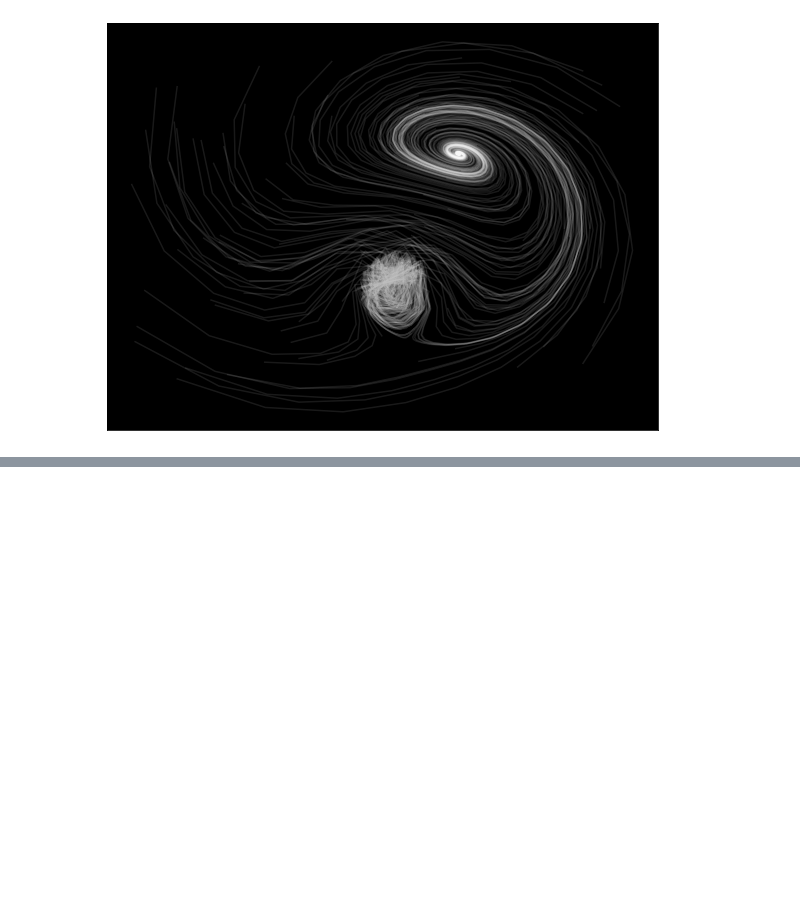
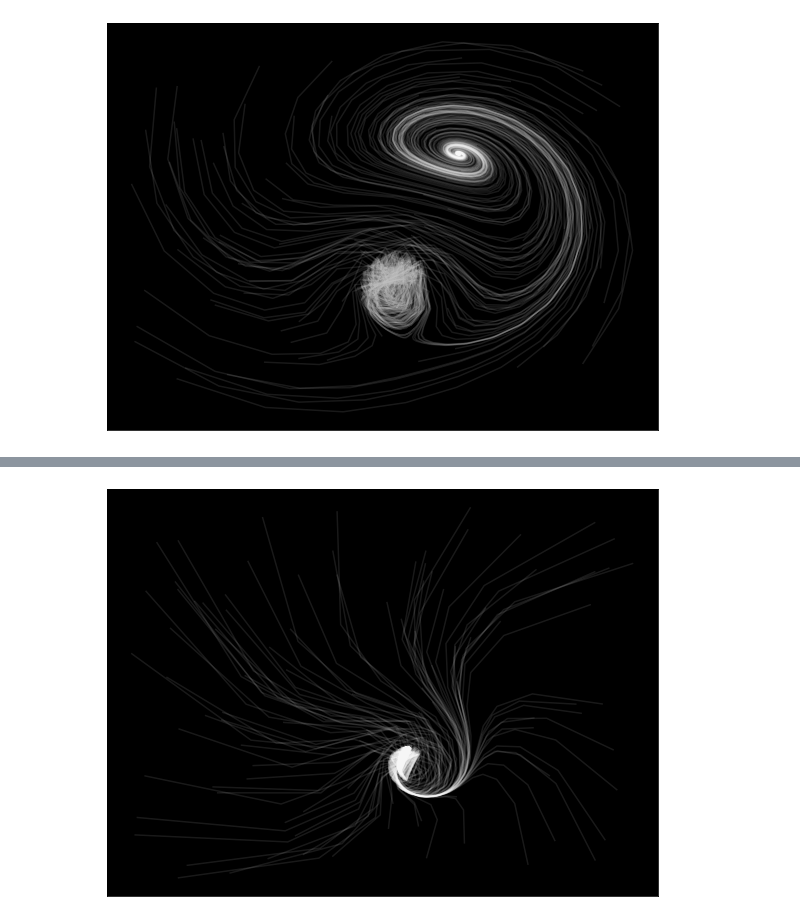
Before and after one commit to sambethune/pattern_analysis, a Jupyter notebook: demo_sheet_1.ipynb, the cells around one changed output, grey strips where cells are left out. Cells and saved outputs as stored; diff of their text form; code cells hidden in the pictures; blank space fills up the shorter version.

```diff
--- a/demo_sheet_1.ipynb
+++ b/demo_sheet_1.ipynb
@@ -267,0 +288,4 @@ tf.constant([1, 2])
+# %%
+ikeda(.6, 10**2, 2*10**2)
+# %% [output]
+[figure, added]
```
Also changed, not shown: parts of 22 cells of this notebook.
